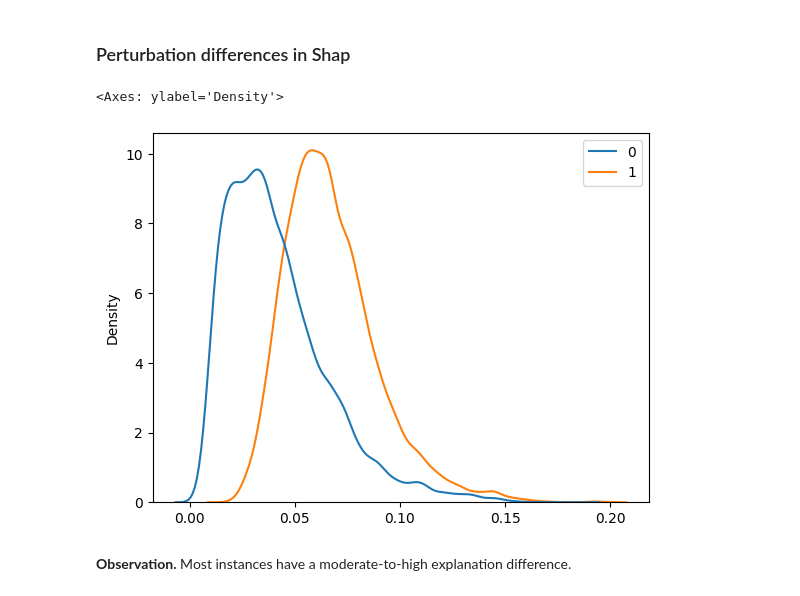
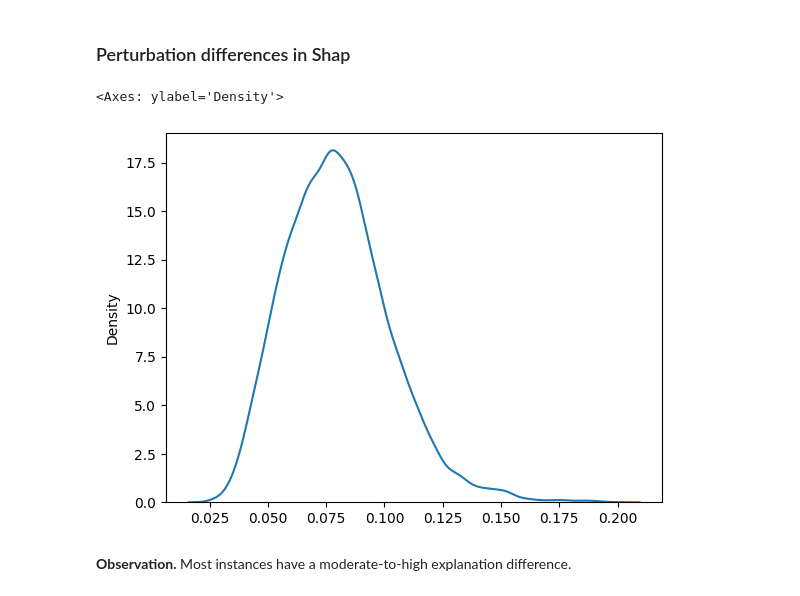
Before and after one commit to robertodr01/Cycling-Performance-Prediction-Explainable-AI, a Jupyter notebook: ipynb_files/5_xai.ipynb, the cells around one changed output. Cells and saved outputs as stored; diff of their text form; code cells hidden in the pictures.

```diff
--- a/ipynb_files/5_xai.ipynb
+++ b/ipynb_files/5_xai.ipynb
@@ -190,10 +171,10 @@ scaling_value = max((abs(interventional_explanations.values).max(), abs(distribu
 maximum_differences_per_instance = explanation_differences.max(axis=1)
 maximum_differences_per_feature = explanation_differences.max(axis=0)
 # %%
-seaborn.kdeplot(maximum_differences_per_instance)
+seaborn.kdeplot(maximum_differences_per_instance[:,1])
 # %% [output]
 <Axes: ylabel='Density'>
-[figure, old version]
+[figure, new version]
 # %% [markdown]
 **Observation.** Most instances have a moderate-to-high explanation difference.
 # %%
```
Also changed, not shown: parts of 17 cells of this notebook, 2 other files.
